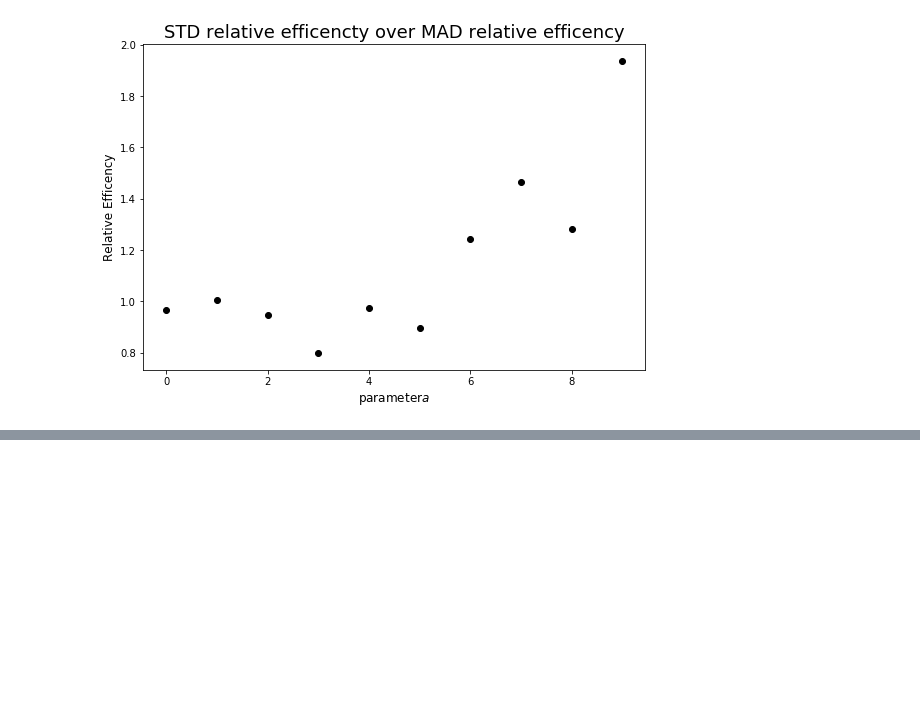
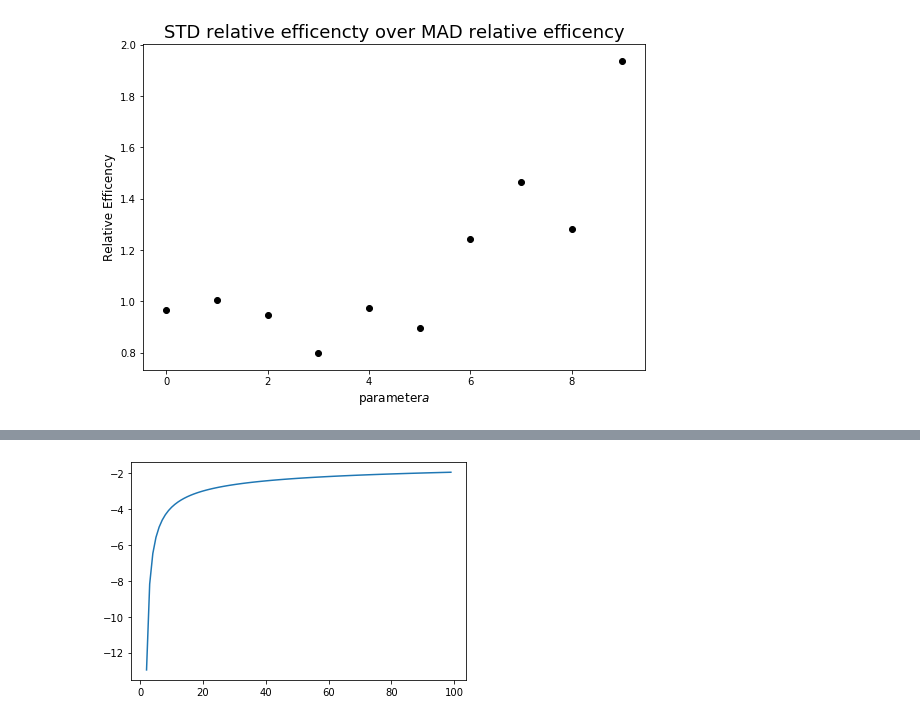
Before and after one commit to lucaberlanda/Magazzino, a Jupyter notebook: StatsAndProbability/FatTails/FatTailsNotes.ipynb, the cells around one changed output, grey strips where cells are left out. Saved outputs shown, nothing was run; the diff lists cells and outputs as text; code cells hidden in the pictures; blank space fills up the shorter version.

```diff
--- a/StatsAndProbability/FatTails/FatTailsNotes.ipynb
+++ b/StatsAndProbability/FatTails/FatTailsNotes.ipynb
@@ -296,0 +292,14 @@ for i in x_range:
+# %%
+n = 2
+b = 3
+ratio_dict = {}
+for K in np.arange(2, 21):
+    survival_K = (1-stat.pareto.cdf(K, b=b))
+    survival_nK = (1-stat.pareto.cdf(K*n, b=b))
+
+    print('k=%s' %K, '-',
+          '1/survival_K:', round(1/survival_K, 2),
+          '1/survival_nK:', round(1/survival_nK, 2))
+
+    ratio = (1-stat.pareto.cdf(K, b=b)) / (1-stat.pareto.cdf(K*n, b=b))
+    ratio_dict[K] = ratio
@@ -296,0 +361,13 @@ for i in x_range:
+# %%
+n = 2
+b = 3
+ratio_dict = {}
+for x in np.arange(2, 100):
+    log_greater_x = np.log((1-stat.pareto.cdf(K, b=b)))
+    log_x = np.log(x)
+    ratio_dict[x] = log_greater_x / log_x
+
+pd.Series(ratio_dict).plot()
+plt.show()
+# %% [output]
+[figure, added]
```
Also changed, not shown: parts of 19 cells of this notebook, 16 other files.
